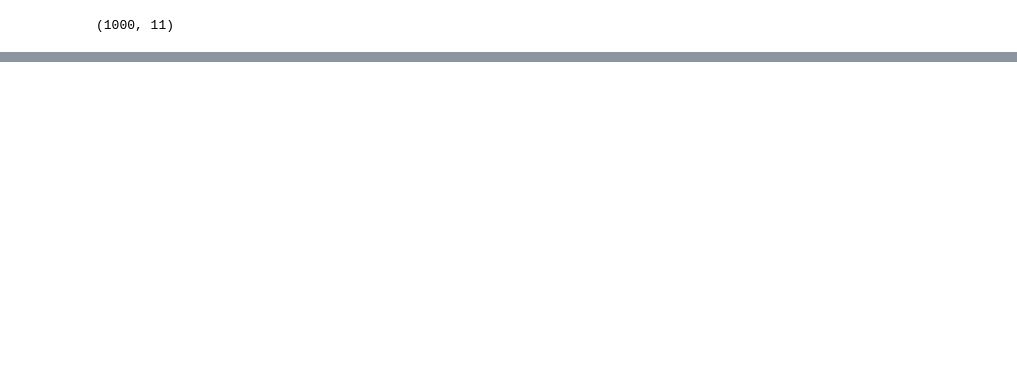
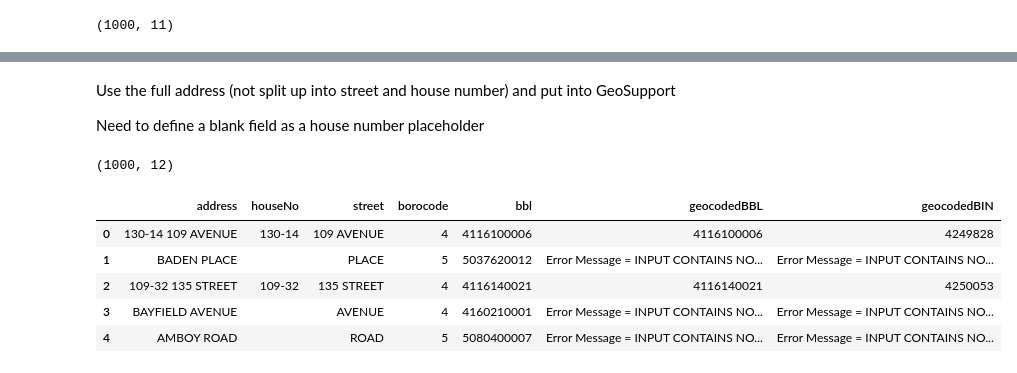
Before and after one commit to deenapatel/moda, a Jupyter notebook: geoSupport_Example.ipynb, the cells around one changed output, grey strips where cells are left out. Cells and saved outputs as stored; diff of their text form; code cells hidden in the pictures; blank space fills up the shorter version.

```diff
--- a/geoSupport_Example.ipynb
+++ b/geoSupport_Example.ipynb
@@ -80,0 +172,4 @@ df[['address','houseNo','street','borocode','bbl','geocodedBBL','geocodedBIN']].
+# %% [markdown]
+Use the full address (not split up into street and house number) and put into GeoSupport
+
+Need to define a blank field as a house number placeholder
@@ -80,0 +178,18 @@ df[['address','houseNo','street','borocode','bbl','geocodedBBL','geocodedBIN']].
+# %%
+# use singel field address search
+
+df = moda.geosupportBatch(pluto, houseNo='blankHouseNo',street='address',boro='borocode')
+df.shape
+#df[['houseNo','street','BoroCode','BBL','geocodedBBL','geocodedBIN']]
+# %% [output]
+(1000, 12)
+# %%
+# this is the output
+df[['address','houseNo','street','borocode','bbl','geocodedBBL','geocodedBIN']].head()
+# %% [output]
+|  | address | houseNo | street | borocode | bbl | geocodedBBL | geocodedBIN |
+| 0 | 130-14 109 AVENUE | 130-14 | 109 AVENUE | 4 | 4116100006 | 4116100006 | 4249828 |
+| 1 | BADEN PLACE |  | PLACE | 5 | 5037620012 | Error Message = INPUT CONTAINS NO... | Error Message = INPUT CONTAINS NO... |
+| 2 | 109-32 135 STREET | 109-32 | 135 STREET | 4 | 4116140021 | 4116140021 | 4250053 |
+| 3 | BAYFIELD AVENUE |  | AVENUE | 4 | 4160210001 | Error Message = INPUT CONTAINS NO... | Error Message = INPUT CONTAINS NO... |
+| 4 | AMBOY ROAD |  | ROAD | 5 | 5080400007 | Error Message = INPUT CONTAINS NO... | Error Message = INPUT CONTAINS NO... |
```
Also changed, not shown: parts of 13 cells of this notebook, 1 other file.
